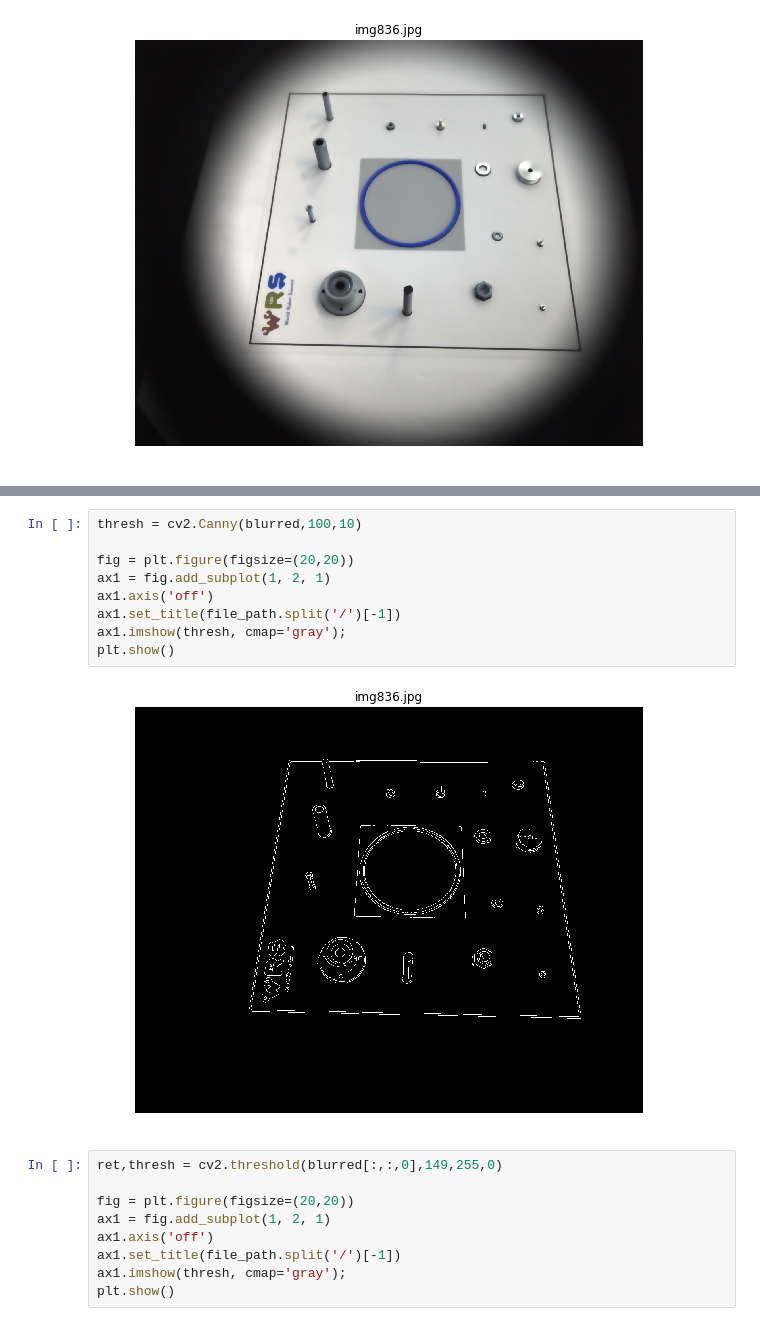
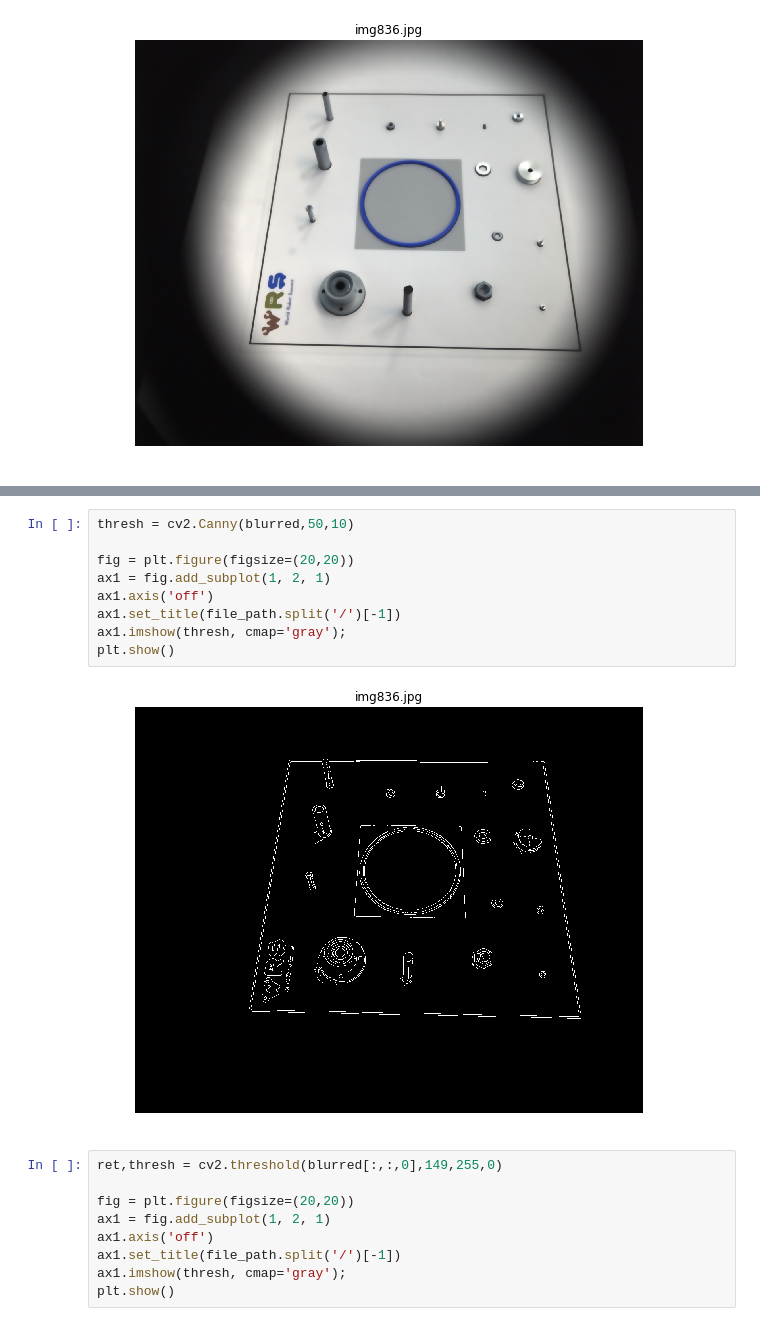
Before and after one commit to JeronimoMontero/AUT-CNN-TUB, a Jupyter notebook: Notebooks/Segmentation.ipynb, the cells around one changed output, grey strips where cells are left out. Cells and saved outputs as stored; diff of their text form.

```diff
--- a/Notebooks/Segmentation.ipynb
+++ b/Notebooks/Segmentation.ipynb
@@ -44,16 +45,16 @@ plt.show()
 # %% [output]
 [figure]
 # %%
-thresh = cv2.Canny(blurred,100,10)
+thresh = cv2.Canny(blurred,50,10)
 
 fig = plt.figure(figsize=(20,20))
 ax1 = fig.add_subplot(1, 2, 1)
 ax1.axis('off')
 ax1.set_title(file_path.split('/')[-1])
 ax1.imshow(thresh, cmap='gray');
 plt.show()
 # %% [output]
-[figure, old version]
+[figure, new version]
 # %%
 ret,thresh = cv2.threshold(blurred[:,:,0],149,255,0)
 
```
Also changed, not shown: parts of 6 cells of this notebook, 5 other files.
